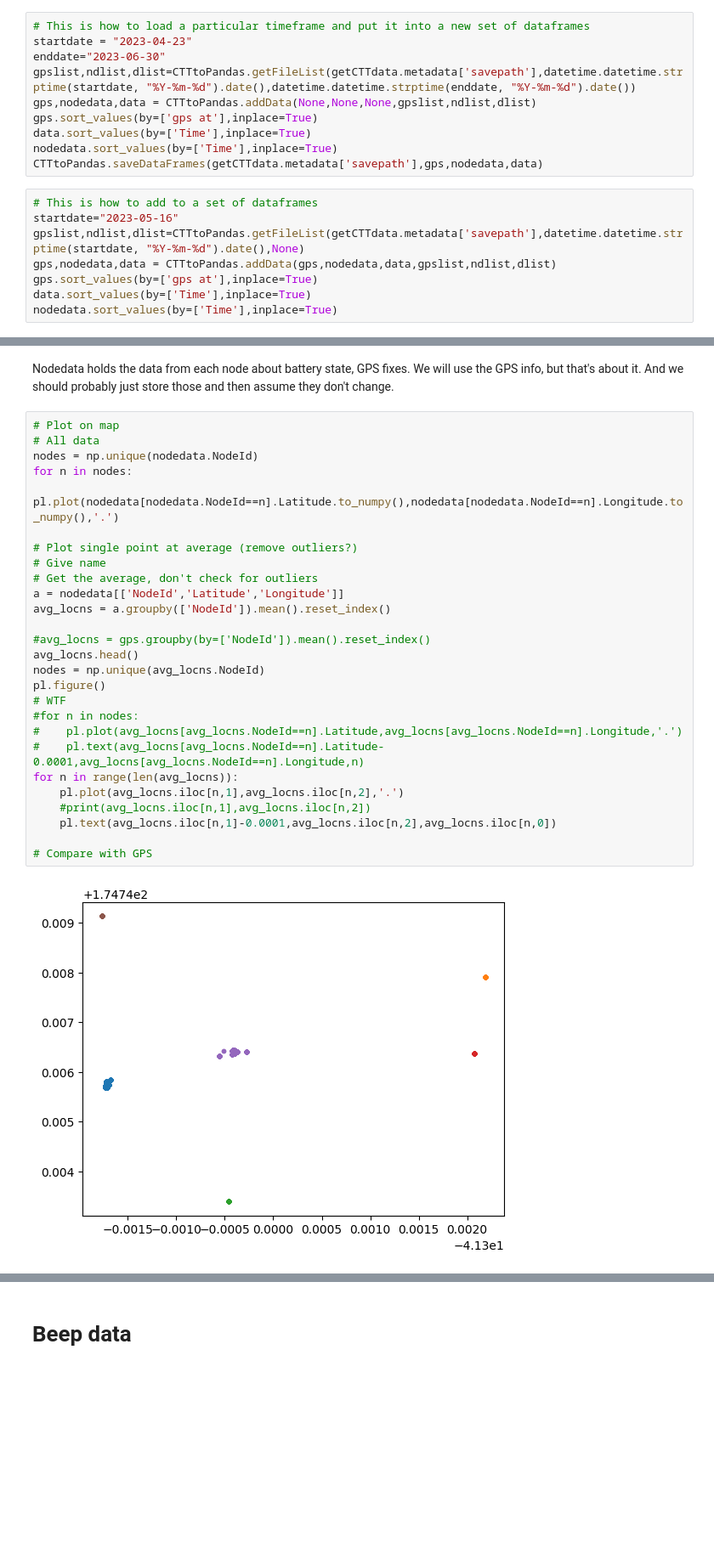
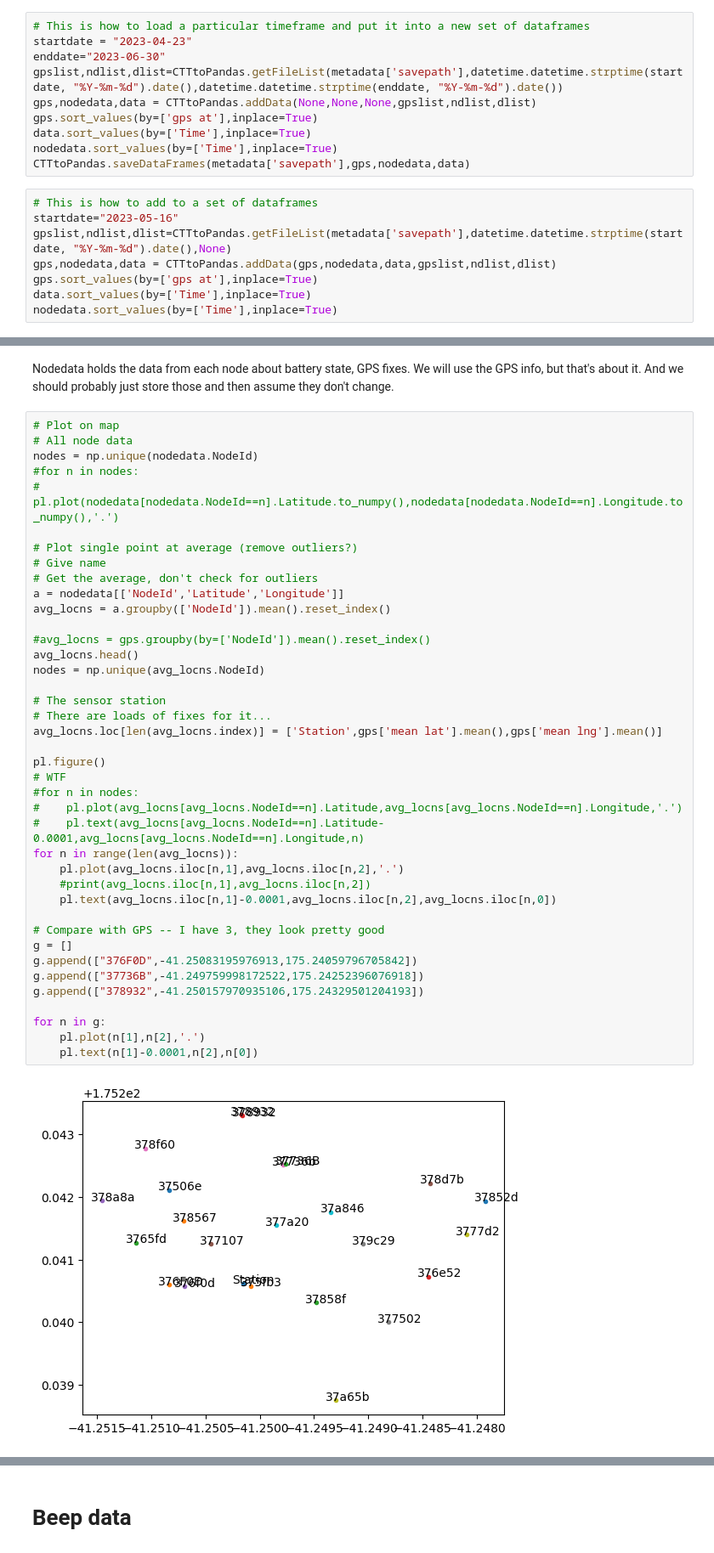
Before and after one commit to smarsland/CTTData, a Jupyter notebook: DownloadStore.ipynb, the cells around one changed output, grey strips where cells are left out. Shown: that part at 85% size. Saved outputs shown, nothing was run; the diff lists cells and outputs as text; blank space fills up the shorter version.

Commit message:
Sensor station location

```diff
--- a/DownloadStore.ipynb
+++ b/DownloadStore.ipynb
@@ -54,16 +54,16 @@ CTTtoPandas.saveDataFrames(metadata['savepath'],gps,nodedata,data)
 # This is how to load a particular timeframe and put it into a new set of dataframes
 startdate = "2023-04-23"
 enddate="2023-06-30"
-gpslist,ndlist,dlist=CTTtoPandas.getFileList(getCTTdata.metadata['savepath'],datetime.datetime.strptime(startdate, "%Y-%m-%d").date(),datetime.datetime.strptime(enddate, "%Y-%m-%d").date())
+gpslist,ndlist,dlist=CTTtoPandas.getFileList(metadata['savepath'],datetime.datetime.strptime(startdate, "%Y-%m-%d").date(),datetime.datetime.strptime(enddate, "%Y-%m-%d").date())
 gps,nodedata,data = CTTtoPandas.addData(None,None,None,gpslist,ndlist,dlist)
 gps.sort_values(by=['gps at'],inplace=True)
 data.sort_values(by=['Time'],inplace=True)
 nodedata.sort_values(by=['Time'],inplace=True)
-CTTtoPandas.saveDataFrames(getCTTdata.metadata['savepath'],gps,nodedata,data)
+CTTtoPandas.saveDataFrames(metadata['savepath'],gps,nodedata,data)
 # %%
 # This is how to add to a set of dataframes
 startdate="2023-05-16"
-gpslist,ndlist,dlist=CTTtoPandas.getFileList(getCTTdata.metadata['savepath'],datetime.datetime.strptime(startdate, "%Y-%m-%d").date(),None)
+gpslist,ndlist,dlist=CTTtoPandas.getFileList(metadata['savepath'],datetime.datetime.strptime(startdate, "%Y-%m-%d").date(),None)
 gps,nodedata,data = CTTtoPandas.addData(gps,nodedata,data,gpslist,ndlist,dlist)
 gps.sort_values(by=['gps at'],inplace=True)
 data.sort_values(by=['Time'],inplace=True)
@@ -79,30 +79,43 @@ We will use the GPS info, but that's about it.
 And we should probably just store those and then assume they don't change.
 # %%
 # Plot on map
-# All data
+# All node data
 nodes = np.unique(nodedata.NodeId)
-for n in nodes:
-    pl.plot(nodedata[nodedata.NodeId==n].Latitude.to_numpy(),nodedata[nodedata.NodeId==n].Longitude.to_numpy(),'.')
+#for n in nodes:
+#    pl.plot(nodedata[nodedata.NodeId==n].Latitude.to_numpy(),nodedata[nodedata.NodeId==n].Longitude.to_numpy(),'.')
 
 # Plot single point at average (remove outliers?)
 # Give name
 # Get the average, don't check for outliers
 a = nodedata[['NodeId','Latitude','Longitude']]
 avg_locns = a.groupby(['NodeId']).mean().reset_index()
 
 #avg_locns = gps.groupby(by=['NodeId']).mean().reset_index()
 avg_locns.head()
 nodes = np.unique(avg_locns.NodeId)
+
+# The sensor station
+# There are loads of fixes for it...
+avg_locns.loc[len(avg_locns.index)] = ['Station',gps['mean lat'].mean(),gps['mean lng'].mean()]
+
 pl.figure()
 # WTF
 #for n in nodes:
 #    pl.plot(avg_locns[avg_locns.NodeId==n].Latitude,avg_locns[avg_locns.NodeId==n].Longitude,'.')
 #    pl.text(avg_locns[avg_locns.NodeId==n].Latitude-0.0001,avg_locns[avg_locns.NodeId==n].Longitude,n)
 for n in range(len(avg_locns)):
     pl.plot(avg_locns.iloc[n,1],avg_locns.iloc[n,2],'.')
     #print(avg_locns.iloc[n,1],avg_locns.iloc[n,2])
     pl.text(avg_locns.iloc[n,1]-0.0001,avg_locns.iloc[n,2],avg_locns.iloc[n,0])
 
-# Compare with GPS
+# Compare with GPS -- I have 3, they look pretty good
+g = []
+g.append(["376F0D",-41.25083195976913,175.24059796705842])
+g.append(["37736B",-41.249759998172522,175.24252396076918])
+g.append(["378932",-41.250157970935106,175.24329501204193])
+
+for n in g:
+    pl.plot(n[1],n[2],'.')
+    pl.text(n[1]-0.0001,n[2],n[0])
 # %% [output]
-[figure, old version]
+[figure, new version]
```
Also changed, not shown: parts of 18 cells of this notebook, 1 other file.
